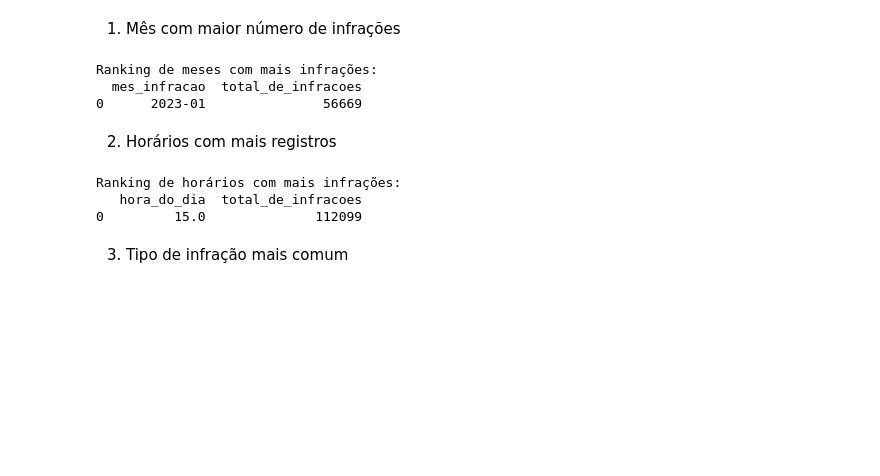
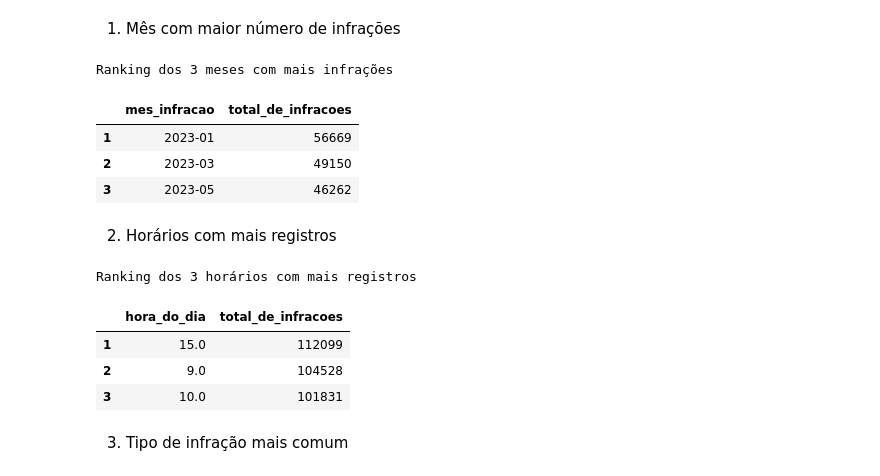
Before and after one commit to dudalbuquerque/ETL-ELT, a Jupyter notebook: ELT/ELT.ipynb, the cells around one changed output. Cells and saved outputs as stored; diff of their text form; code cells hidden in the pictures; blank space fills up the shorter version.

Commit message:
Padronizando as consultas para exibir um ranking com o top 3 em tabela

```diff
--- a/ELT/ELT.ipynb
+++ b/ELT/ELT.ipynb
@@ -547,41 +547,45 @@ SUCESSO! Amostra dos dados finais da tabela transformada:
 # %%
 from sqlalchemy import create_engine, text
 
 # Recria a conexão com o banco (usando o Connection Pooler)
 engine = create_engine(connection_string)
 
 # Conta o número total de infrações para cada mês
 query_analise = """
 SELECT
     TO_CHAR(data_infracao, 'YYYY-MM') AS mes_infracao,
     COUNT(*) AS total_de_infracoes
 FROM
     infracoes_brutas
 GROUP BY
     mes_infracao
 ORDER BY
     total_de_infracoes DESC
-LIMIT 1; -- Limita o resultado para mostrar apenas o primeiro da lista (o maior)
+LIMIT 3; -- Limita o resultado para mostrar apenas o primeiro da lista (o maior)
 """
 try:
     with engine.connect() as connection:
         df_resultado = pd.read_sql_query(text(query_analise), connection)
 
-    print("Ranking de meses com mais infrações:")
-    print(df_resultado)
+    print("Ranking dos 3 meses com mais infrações")
+
+    df_resultado.index = range(1, len(df_resultado) + 1)
+
+    display(df_resultado)
 
 except Exception as e:
     print(f"Ocorreu um erro ao executar a consulta: {e}")
 # %% [output]
-Ranking de meses com mais infrações:
-  mes_infracao  total_de_infracoes
-0      2023-01               56669
+Ranking dos 3 meses com mais infrações
+|  | mes_infracao | total_de_infracoes |
+| 1 | 2023-01 | 56669 |
+| 2 | 2023-03 | 49150 |
+| 3 | 2023-05 | 46262 |
 # %% [markdown]
 2. Horários com mais registros
 # %%
 from sqlalchemy import create_engine, text
 
-# Recria a conexão com o banco (usando o Connection Pooler)
 engine = create_engine(connection_string)
 
 # Consulta para contar o número total de infrações para cada hora do dia
@@ -595,22 +599,27 @@ GROUP BY
     hora_do_dia
 ORDER BY
     total_de_infracoes DESC
-LIMIT 1; -- Limita o resultado para mostrar apenas o primeiro da lista (o maior)
+LIMIT 3; -- Limita o resultado para mostrar apenas o primeiro da lista (o maior)
 """
 
 try:
     with engine.connect() as connection:
         df_resultado = pd.read_sql_query(text(query_analise), connection)
 
-    print("Ranking de horários com mais infrações:")
-    print(df_resultado)
+    print("Ranking dos 3 horários com mais registros")
+
+    df_resultado.index = range(1, len(df_resultado) + 1)
+
+    display(df_resultado)
 
 except Exception as e:
     print(f"Ocorreu um erro ao executar a consulta: {e}")
 # %% [output]
-Ranking de horários com mais infrações:
-   hora_do_dia  total_de_infracoes
-0         15.0              112099
+Ranking dos 3 horários com mais registros
+|  | hora_do_dia | total_de_infracoes |
+| 1 | 15.0 | 112099 |
+| 2 | 9.0 | 104528 |
+| 3 | 10.0 | 101831 |
 # %% [markdown]
 3. Tipo de infração mais comum
 # %%
```
